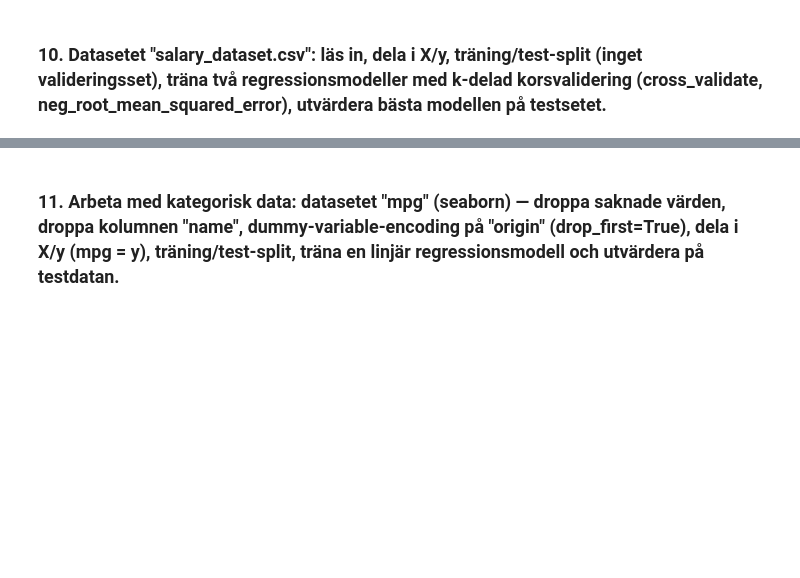
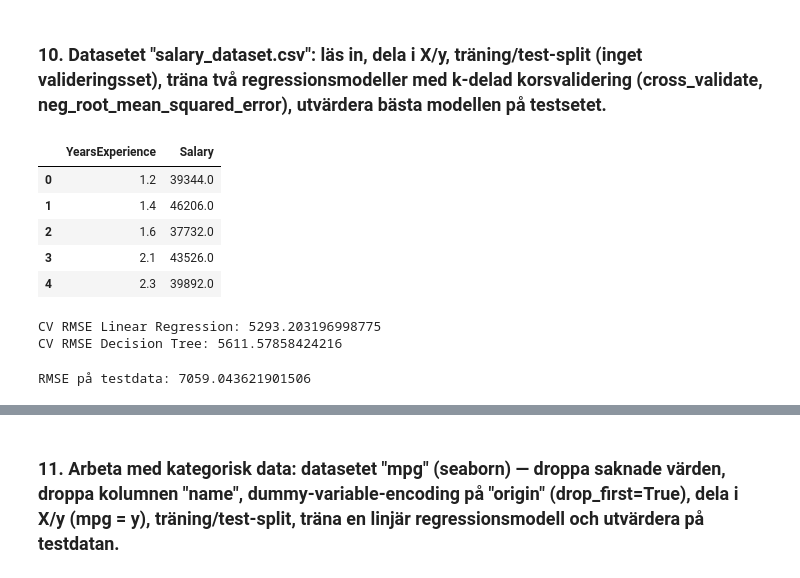
Before and after one commit to DusanTodo/AI_Teori_Tillampning_Del1, a Jupyter notebook: kapitel2_ml_projekt.ipynb, the cells around one changed output, grey strips where cells are left out. Saved outputs shown, nothing was run; the diff lists cells and outputs as text; code cells hidden in the pictures; blank space fills up the shorter version.

```diff
--- a/kapitel2_ml_projekt.ipynb
+++ b/kapitel2_ml_projekt.ipynb
@@ -130,4 +144,12 @@ final_model.fit(X, y)              # tränar på ALL data (train+val+test ihop)
 # %% [markdown]
 ### 10. Datasetet "salary_dataset.csv": läs in, dela i X/y, träning/test-split (inget valideringsset), träna två regressionsmodeller med k-delad korsvalidering (cross_validate, neg_root_mean_squared_error), utvärdera bästa modellen på testsetet.
 # %%
-# TODO: kräver 'salary_dataset.csv' i data/-mappen (saknas ännu)
+df_salary = pd.read_csv('data/salary_dataset.csv')   # läser in datasetet
+df_salary.head()                                       # kollar hur det ser ut
+# %% [output]
+|  | YearsExperience | Salary |
+| 0 | 1.2 | 39344.0 |
+| 1 | 1.4 | 46206.0 |
+| 2 | 1.6 | 37732.0 |
+| 3 | 2.1 | 43526.0 |
+| 4 | 2.3 | 39892.0 |
@@ -133,0 +174,19 @@ final_model.fit(X, y)              # tränar på ALL data (train+val+test ihop)
+# %%
+import numpy as np   # för medelvärde
+
+lin_rmse_cv = -np.mean(lin_scores['test_score'])     # gör om till positivt, tar medelvärde
+tree_rmse_cv = -np.mean(tree_scores['test_score'])   # samma för träd
+
+print("CV RMSE Linear Regression:", lin_rmse_cv)
+print("CV RMSE Decision Tree:", tree_rmse_cv)
+# %% [output]
+CV RMSE Linear Regression: 5293.203196998775
+CV RMSE Decision Tree: 5611.57858424216
+# %%
+lin_reg_salary.fit(X_salary_train, y_salary_train)         # tränar bästa modellen på all träningsdata
+salary_test_pred = lin_reg_salary.predict(X_salary_test)   # gissar på testdatan
+
+salary_test_rmse = root_mean_squared_error(y_salary_test, salary_test_pred)   # räknar felet
+print("RMSE på testdata:", salary_test_rmse)
+# %% [output]
+RMSE på testdata: 7059.043621901506
```
Also changed, not shown: parts of 14 cells of this notebook, 1 other file.
